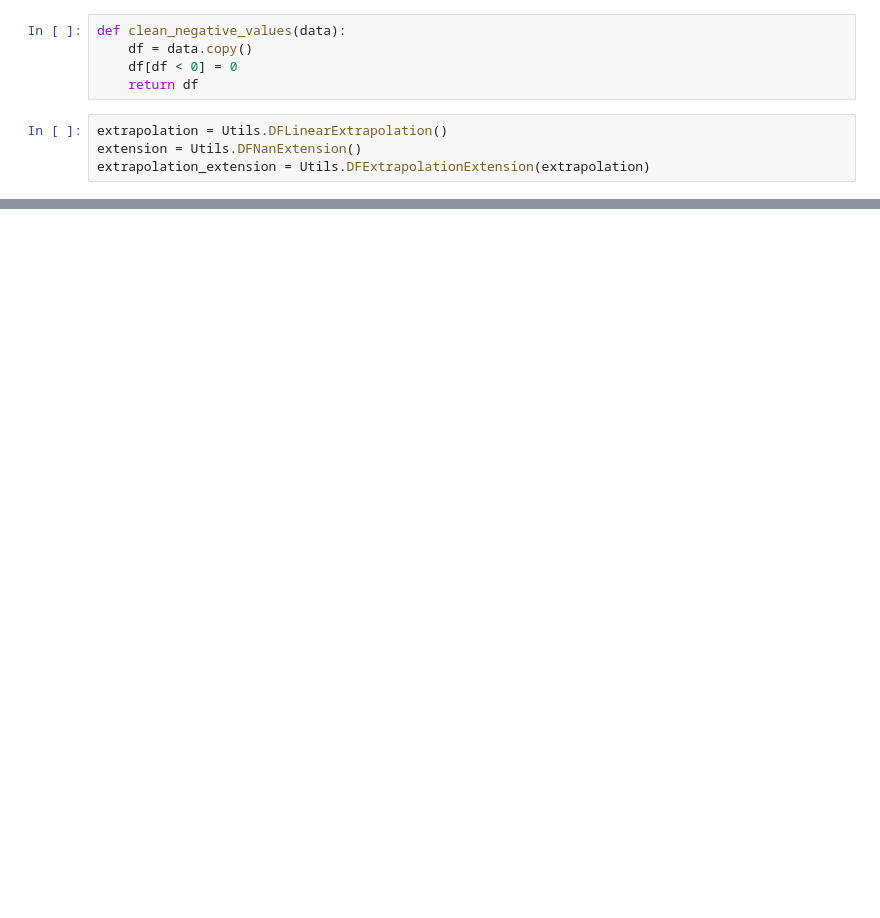
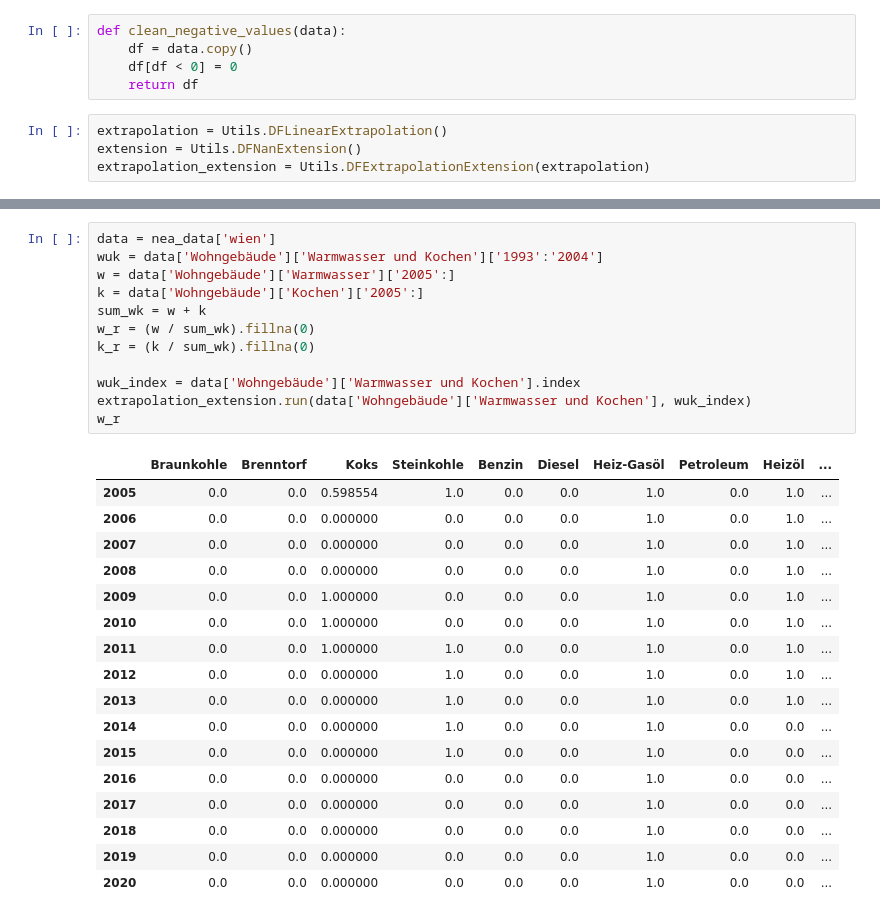
Before and after one commit to tiZyJoshi/MasterProject, a Jupyter notebook: playground.ipynb, the cells around one changed output, grey strips where cells are left out. Cells and saved outputs as stored; diff of their text form; blank space fills up the shorter version.

```diff
--- a/playground.ipynb
+++ b/playground.ipynb
@@ -262,0 +160,30 @@ def create_limit_scenario(series: pd.Series, start: str, factor):
+# %%
+data = nea_data['wien']
+wuk = data['Wohngebäude']['Warmwasser und Kochen']['1993':'2004']
+w = data['Wohngebäude']['Warmwasser']['2005':]
+k = data['Wohngebäude']['Kochen']['2005':]
+sum_wk = w + k
+w_r = (w / sum_wk).fillna(0)
+k_r = (k / sum_wk).fillna(0)
+
+wuk_index = data['Wohngebäude']['Warmwasser und Kochen'].index
+extrapolation_extension.run(data['Wohngebäude']['Warmwasser und Kochen'], wuk_index)
+w_r
+# %% [output]
+|  | Braunkohle | Brenntorf | Koks | Steinkohle | Benzin | Diesel | Heiz-Gasöl | Petroleum | Heizöl | ... |
+| 2005 | 0.0 | 0.0 | 0.598554 | 1.0 | 0.0 | 0.0 | 1.0 | 0.0 | 1.0 | ... |
+| 2006 | 0.0 | 0.0 | 0.000000 | 0.0 | 0.0 | 0.0 | 1.0 | 0.0 | 1.0 | ... |
+| 2007 | 0.0 | 0.0 | 0.000000 | 0.0 | 0.0 | 0.0 | 1.0 | 0.0 | 1.0 | ... |
+| 2008 | 0.0 | 0.0 | 0.000000 | 0.0 | 0.0 | 0.0 | 1.0 | 0.0 | 1.0 | ... |
+| 2009 | 0.0 | 0.0 | 1.000000 | 0.0 | 0.0 | 0.0 | 1.0 | 0.0 | 1.0 | ... |
+| 2010 | 0.0 | 0.0 | 1.000000 | 0.0 | 0.0 | 0.0 | 1.0 | 0.0 | 1.0 | ... |
+| 2011 | 0.0 | 0.0 | 1.000000 | 1.0 | 0.0 | 0.0 | 1.0 | 0.0 | 1.0 | ... |
+| 2012 | 0.0 | 0.0 | 0.000000 | 1.0 | 0.0 | 0.0 | 1.0 | 0.0 | 1.0 | ... |
+| 2013 | 0.0 | 0.0 | 0.000000 | 1.0 | 0.0 | 0.0 | 1.0 | 0.0 | 1.0 | ... |
+| 2014 | 0.0 | 0.0 | 0.000000 | 1.0 | 0.0 | 0.0 | 1.0 | 0.0 | 0.0 | ... |
+| 2015 | 0.0 | 0.0 | 0.000000 | 1.0 | 0.0 | 0.0 | 1.0 | 0.0 | 0.0 | ... |
+| 2016 | 0.0 | 0.0 | 0.000000 | 0.0 | 0.0 | 0.0 | 1.0 | 0.0 | 0.0 | ... |
+| 2017 | 0.0 | 0.0 | 0.000000 | 0.0 | 0.0 | 0.0 | 1.0 | 0.0 | 0.0 | ... |
+| 2018 | 0.0 | 0.0 | 0.000000 | 0.0 | 0.0 | 0.0 | 1.0 | 0.0 | 0.0 | ... |
+| 2019 | 0.0 | 0.0 | 0.000000 | 0.0 | 0.0 | 0.0 | 1.0 | 0.0 | 0.0 | ... |
+| 2020 | 0.0 | 0.0 | 0.000000 | 0.0 | 0.0 | 0.0 | 1.0 | 0.0 | 0.0 | ... |
```
Also changed, not shown: parts of 28 cells of this notebook, 1 other file.
